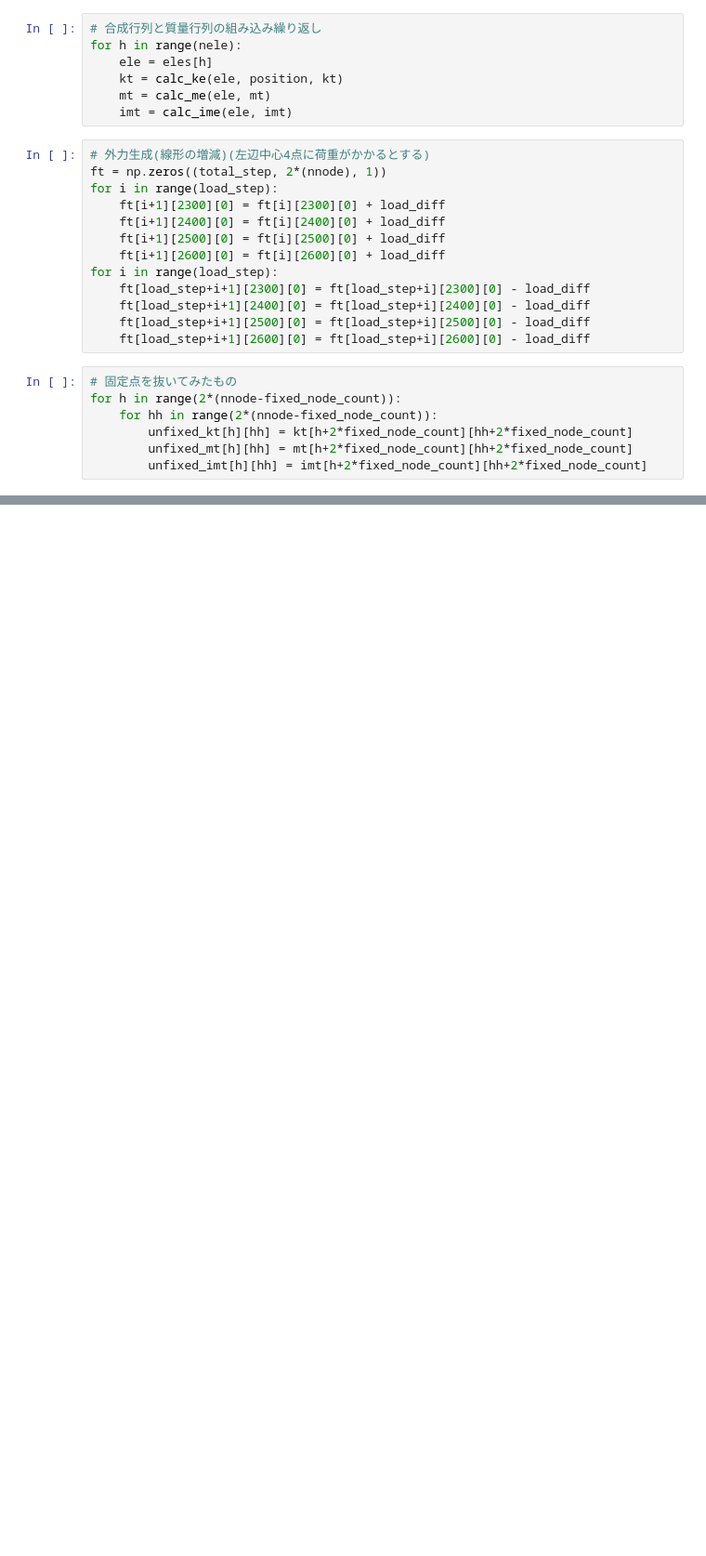
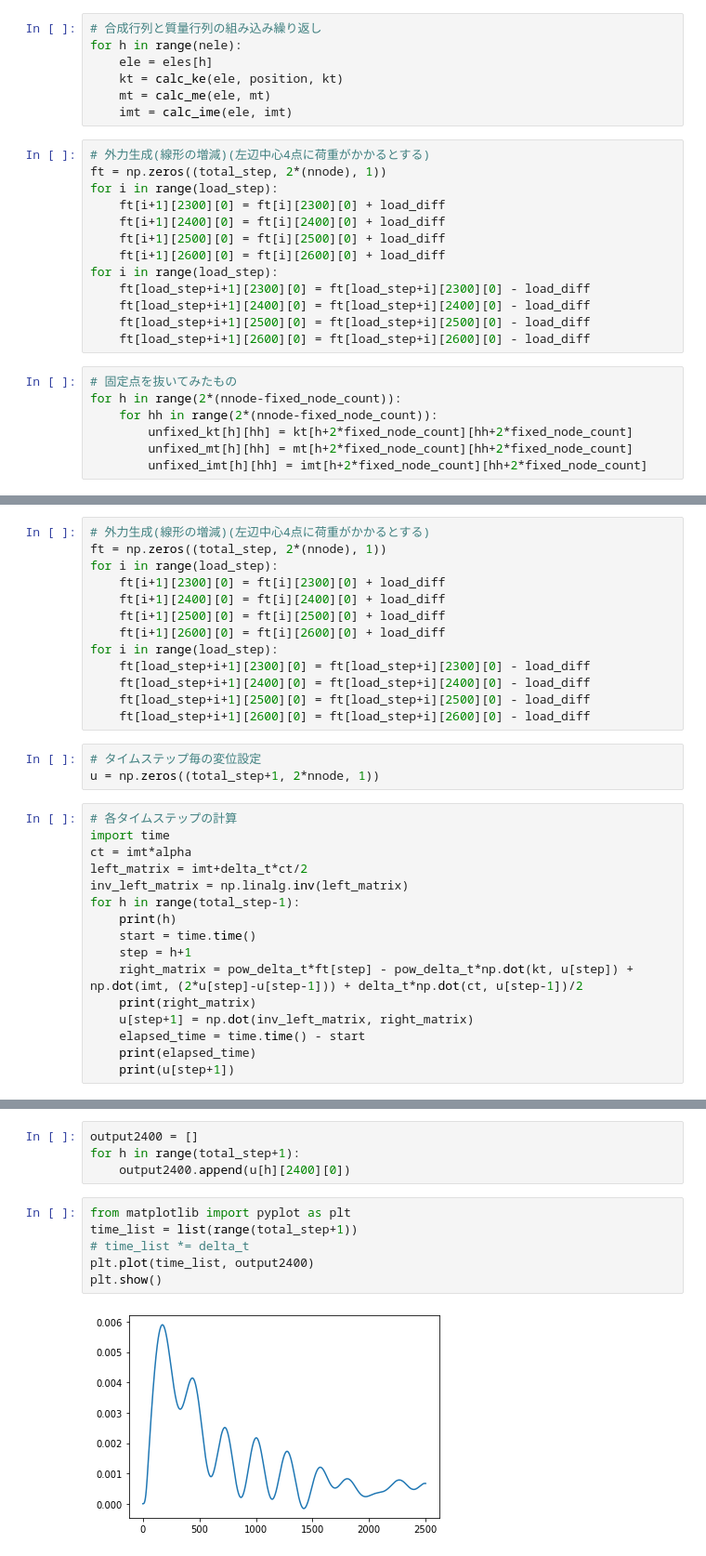
Before and after one commit to shirafuji/graduation_thesis, a Jupyter notebook: vibration_simulation/explicit_method.ipynb, the cells around one changed output, grey strips where cells are left out. Shown at 93% size. Cells and saved outputs as stored; diff of their text form; blank space fills up the shorter version.

```diff
--- a/vibration_simulation/explicit_method.ipynb
+++ b/vibration_simulation/explicit_method.ipynb
@@ -284,0 +550,32 @@ for h in range (1):#(total_step-1):
+# %%
+# 外力生成(線形の増減)(左辺中心4点に荷重がかかるとする)
+ft = np.zeros((total_step, 2*(nnode), 1))
+for i in range(load_step):
+    ft[i+1][2300][0] = ft[i][2300][0] + load_diff
+    ft[i+1][2400][0] = ft[i][2400][0] + load_diff
+    ft[i+1][2500][0] = ft[i][2500][0] + load_diff
+    ft[i+1][2600][0] = ft[i][2600][0] + load_diff
+for i in range(load_step):
+    ft[load_step+i+1][2300][0] = ft[load_step+i][2300][0] - load_diff
+    ft[load_step+i+1][2400][0] = ft[load_step+i][2400][0] - load_diff
+    ft[load_step+i+1][2500][0] = ft[load_step+i][2500][0] - load_diff
+    ft[load_step+i+1][2600][0] = ft[load_step+i][2600][0] - load_diff
+# %%
+# タイムステップ毎の変位設定
+u = np.zeros((total_step+1, 2*nnode, 1))
+# %%
+# 各タイムステップの計算
+import time
+ct = imt*alpha
+left_matrix = imt+delta_t*ct/2
+inv_left_matrix = np.linalg.inv(left_matrix)
+for h in range(total_step-1):
+    print(h)
+    start = time.time()
+    step = h+1
+    right_matrix = pow_delta_t*ft[step] - pow_delta_t*np.dot(kt, u[step]) + np.dot(imt, (2*u[step]-u[step-1])) + delta_t*np.dot(ct, u[step-1])/2
+    print(right_matrix)
+    u[step+1] = np.dot(inv_left_matrix, right_matrix)
+    elapsed_time = time.time() - start
+    print(elapsed_time)
+    print(u[step+1])
@@ -284,0 +600,12 @@ for h in range (1):#(total_step-1):
+# %%
+output2400 = []
+for h in range(total_step+1):
+    output2400.append(u[h][2400][0])
+# %%
+from matplotlib import pyplot as plt
+time_list = list(range(total_step+1))
+# time_list *= delta_t
+plt.plot(time_list, output2400)
+plt.show()
+# %% [output]
+[figure, added]
```
Also changed, not shown: parts of 13 cells of this notebook, 1 other file.
